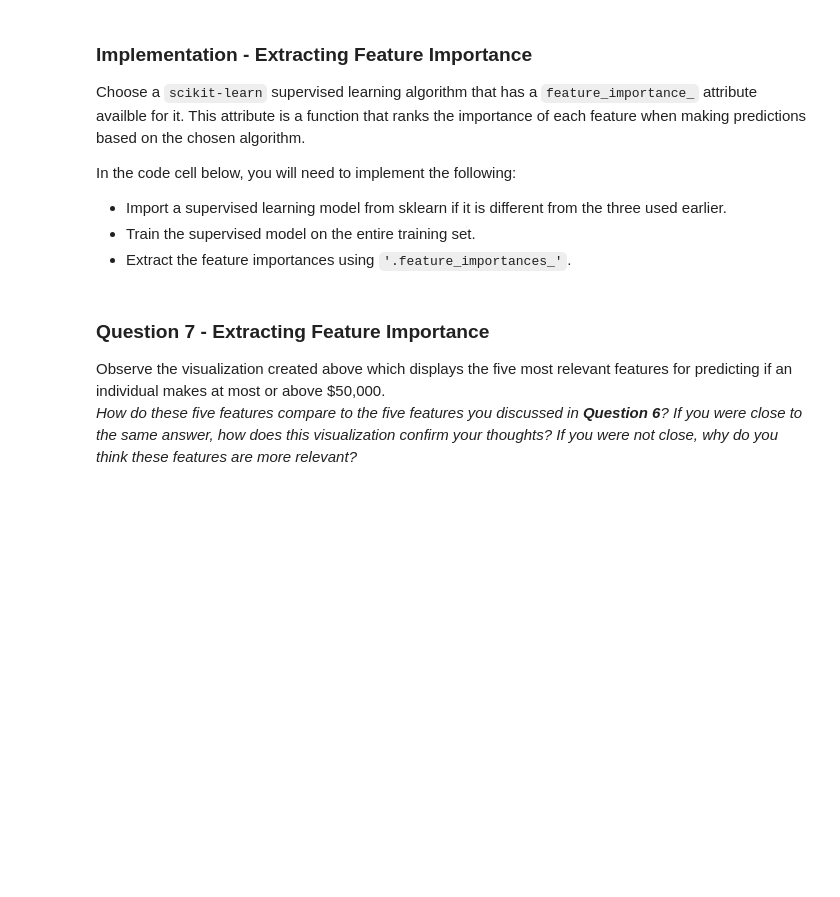
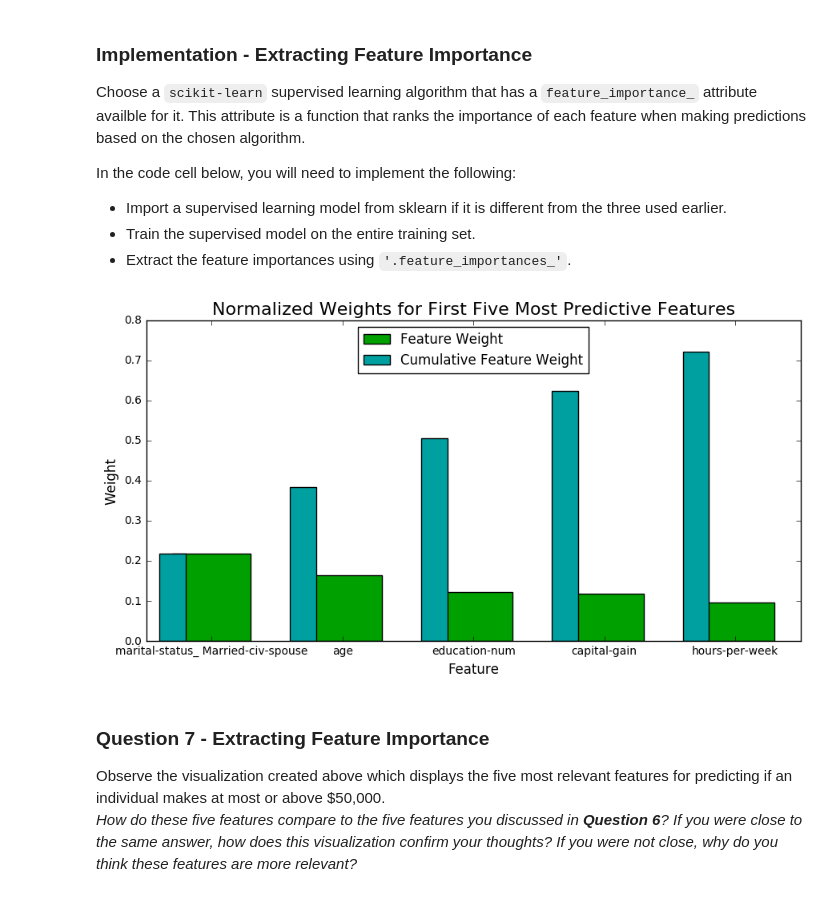
Before and after one commit to moderato/machine-learning, a Jupyter notebook: projects/finding_donors/finding_donors.ipynb, the cells around one changed output. Saved outputs shown, nothing was run; the diff lists cells and outputs as text; code cells hidden in the pictures; blank space fills up the shorter version.

```diff
--- a/projects/finding_donors/finding_donors.ipynb
+++ b/projects/finding_donors/finding_donors.ipynb
@@ -396,15 +466,19 @@ In the code cell below, you will need to implement the following:
  - Extract the feature importances using `'.feature_importances_'`.
 # %%
 # TODO: Import a supervised learning model that has 'feature_importances_'
+from sklearn.tree import DecisionTreeClassifier as DTC
 
 # TODO: Train the supervised model on the training set
-model = None
+model = DTC()
+model.fit(X_train, y_train)
 
 # TODO: Extract the feature importances
-importances = None
+importances = model.feature_importances_
 
 # Plot
 vs.feature_plot(importances, X_train, y_train)
+# %% [output]
+[figure, added]
 # %% [markdown]
 ### Question 7 - Extracting Feature Importance
 
```
Also changed, not shown: parts of 26 cells of this notebook, 1 other file.
